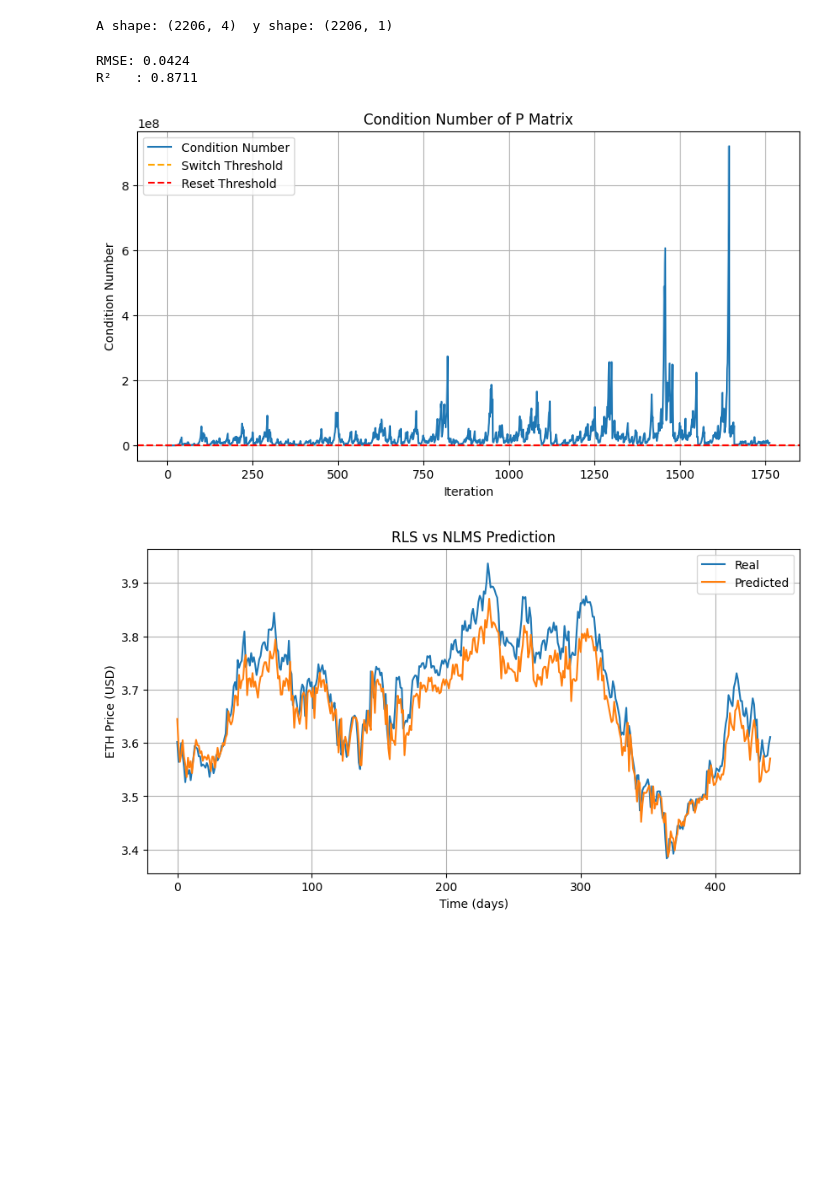
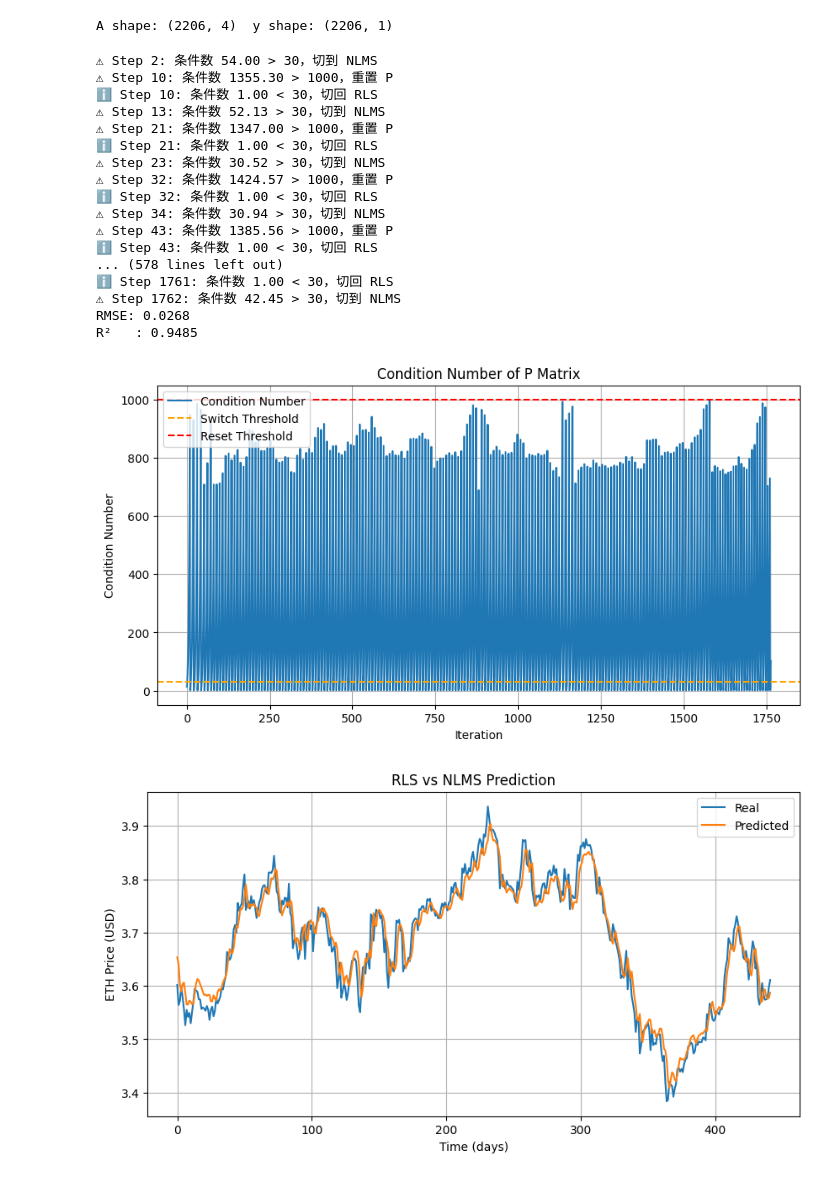
Before and after one commit to mchen920329/Paper, a Jupyter notebook: Paper_hourly_function.ipynb, the cells around one changed output. Saved outputs shown, nothing was run; the diff lists cells and outputs as text; code cells hidden in the pictures; blank space fills up the shorter version.

```diff
--- a/Paper_hourly_function.ipynb
+++ b/Paper_hourly_function.ipynb
@@ -96,60 +96,52 @@ y_train, y_test = y[:split_idx], y[split_idx:]
 # ==== 初始化 ====
 beta = 0.7
 eta = 0.1
-cond_thresh_switch = 30     # 切换到 NLMS
-cond_thresh_reset = 1000  # P 重置条件
+cond_thresh_switch = 30      # 切换阈值
+cond_thresh_reset = 1000     # P 重置阈值
 
-enable_switch = False  # 是否启用切换Hybrid逻辑
-use_nlms = False
+enable_switch = True         # 是否启用切换逻辑
+mode = "RLS"                 # 当前模式
 cond_list = []
 mode_list = []
 
 P = np.identity(A_train.shape[1])
 P_reset = np.identity(A_train.shape[1])
-theta_rls = np.zeros((A_train.shape[1], 1))   # RLS 参数
-theta_nlms = np.zeros((A_train.shape[1], 1))  # NLMS 参数
-theta = np.zeros((A_train.shape[1], 1))  # 当前主预测器参数
+theta_rls = np.zeros((A_train.shape[1], 1))
+theta_nlms = np.zeros((A_train.shape[1], 1))
+theta = np.zeros((A_train.shape[1], 1))
 
 theta_list = []
 
-# ==== 循环 ====
 for i, (row, y_t) in enumerate(zip(A_train, y_train.flatten())):
     row = row.reshape(-1, 1)
 
-    # ---- RLS 后台持续更新 ----
+    # 后台持续更新 RLS
     theta_rls, P = weighted_rls_step(theta_rls, P, row, y_t, beta)
     cond_num = np.linalg.cond(P)
 
     if enable_switch:
-        # ---- 检查 P 是否需要重置 ----
+        # --- Step 1: P 重置 ---
         if cond_num > cond_thresh_reset:
             print(f"⚠ Step {i}: 条件数 {cond_num:.2f} > {cond_thresh_reset}，重置 P")
             P = P_reset
-            cond_num = 1.0  # 重置后条件数
+            cond_num = 1.0
 
-        # ---- 切换逻辑 ----
-        if not use_nlms and cond_num > cond_thresh_switch:
+        # --- Step 2: 模式切换 ---
+        if mode == "RLS" and cond_num > cond_thresh_switch:
             print(f"⚠ Step {i}: 条件数 {cond_num:.2f} > {cond_thresh_switch}，切到 NLMS")
-            use_nlms = True
+            mode = "NLMS"
+        elif mode == "NLMS" and cond_num < cond_thresh_switch:
+            print(f"ℹ Step {i}: 条件数 {cond_num:.2f} < {cond_thresh_switch}，切回 RLS")
+            mode = "RLS"
 
-        elif use_nlms and cond_num < cond_thresh_switch:
-            print(f"ℹ Step {i}: 条件数 {cond_num:.2f} < {cond_thresh_switch}，切回 RLS")
-            use_nlms = False
+    # --- Step 3: 执行当前模式更新 ---
+    if mode == "NLMS":
+        theta_nlms = nlms_step(theta_nlms, row, y_t, eta)
+        theta = theta_nlms
+    else:  # RLS
+        theta = theta_rls
 
-        # ---- 主预测器更新 ----
-        if use_nlms:
-            theta_nlms = nlms_step(theta_nlms, row, y_t, eta)
-            theta = theta_nlms
-            mode_list.append("NLMS")
-        else:
-            theta = theta_rls
-            mode_list.append("RLS")
-
-    else:
-        # 如果不启用切换逻辑，始终使用 RLS
-        theta = theta_rls
-        mode_list.append("RLS")
-
+    mode_list.append(mode)
     cond_list.append(cond_num)
     theta_list.append(theta.flatten())
 
@@ -169,34 +161,49 @@ plt.axhline(cond_thresh_reset, color='red', linestyle='--', label='Reset Thresho
 plt.title("Condition Number of P Matrix")
 plt.xlabel("Iteration")
 plt.ylabel("Condition Number")
 plt.legend()
 plt.grid(True)
 plt.show()
 
 # ==== 预测对比图 ====
 plt.figure(figsize=(10, 5))
 plt.plot(y_test, label="Real")
 plt.plot(y_pred_test, label="Predicted")
 plt.title("RLS vs NLMS Prediction")
 plt.xlabel("Time (days)")
 plt.ylabel('ETH Price (USD)')
 plt.legend()
 plt.grid(True)
 plt.show()
 
 # Plot theta evolution
 import matplotlib.pyplot as plt
 theta_array = np.array(theta_list)
 plt.figure(figsize=(10, 5))
 plt.plot(theta_array)
 plt.title("Theta Evolution")
 plt.xlabel("Iteration")
 plt.ylabel("Theta Values")
 plt.legend([f"Theta {i+1}" for i in range(theta_array.shape[1])])
 plt.grid(True)
 plt.show()
 # %% [output]
-RMSE: 0.0424
-R²   : 0.8711
+⚠ Step 2: 条件数 54.00 > 30，切到 NLMS
+⚠ Step 10: 条件数 1355.30 > 1000，重置 P
+ℹ Step 10: 条件数 1.00 < 30，切回 RLS
+⚠ Step 13: 条件数 52.13 > 30，切到 NLMS
+⚠ Step 21: 条件数 1347.00 > 1000，重置 P
+ℹ Step 21: 条件数 1.00 < 30，切回 RLS
+⚠ Step 23: 条件数 30.52 > 30，切到 NLMS
+⚠ Step 32: 条件数 1424.57 > 1000，重置 P
+ℹ Step 32: 条件数 1.00 < 30，切回 RLS
+⚠ Step 34: 条件数 30.94 > 30，切到 NLMS
+⚠ Step 43: 条件数 1385.56 > 1000，重置 P
+ℹ Step 43: 条件数 1.00 < 30，切回 RLS
+... (578 lines left out)
+ℹ Step 1761: 条件数 1.00 < 30，切回 RLS
+⚠ Step 1762: 条件数 42.45 > 30，切到 NLMS
+RMSE: 0.0268
+R²   : 0.9485
-[figure, old version]
+[figure, new version]
-[figure, old version]
+[figure, new version]
```
Also changed, not shown: parts of 2 cells of this notebook, 2 other files.
